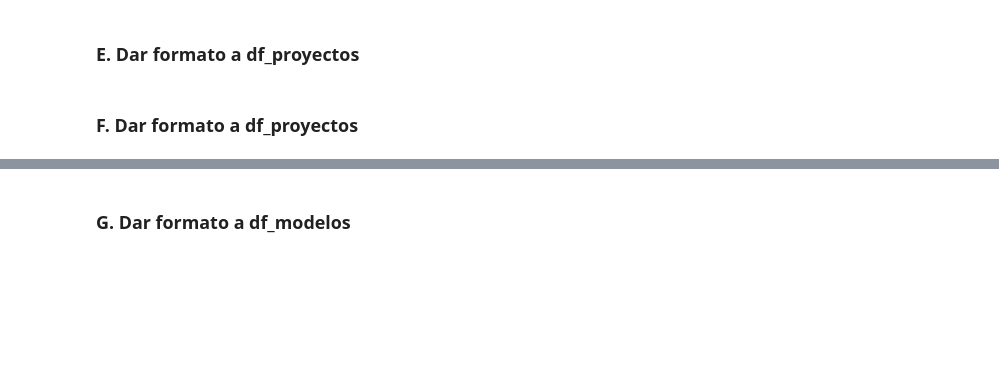
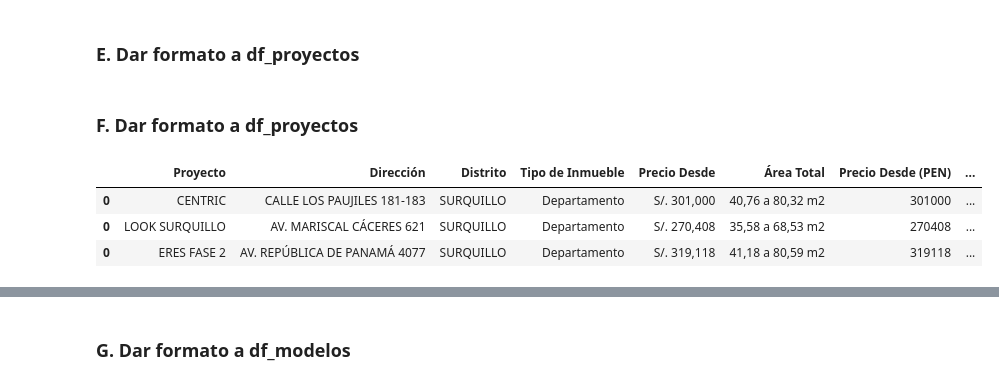
Before and after one commit to NahumFGz/NexoInmobiliarioScrapper, a Jupyter notebook: v2 - Scrapp.ipynb, the cells around one changed output, grey strips where cells are left out. Saved outputs shown, nothing was run; the diff lists cells and outputs as text; code cells hidden in the pictures; blank space fills up the shorter version.

```diff
--- a/v2 - Scrapp.ipynb
+++ b/v2 - Scrapp.ipynb
@@ -288,10 +325,6 @@ for url in urls_list:
 # 1. Concatenar los DataFrames
 df_proyectos = pd.concat(dataframes_list)
 
-# 2. Crear columnas de Google Maps y Street View
-df_proyectos['Google Maps'] = df_proyectos.apply(lambda row: generar_url_google_maps(row['Latitud'], row['Longitud']), axis=1)
-df_proyectos['Street View'] = df_proyectos.apply(lambda row: generar_url_street_view(row['Latitud'], row['Longitud']), axis=1)
-
-# Eliminar las columnas de Latitud y Longitud
+# 2. Eliminar las columnas de Latitud y Longitud
 df_proyectos = df_proyectos.drop(columns=['Latitud', 'Longitud'])
-df_proyectos
+df_proyectos.head(3)
@@ -357,13 +415,13 @@ df_modelos.to_excel(os.path.join(os.getcwd(),'outputs','df_modelos.xlsx'), index
 # %% [markdown]
 ### F. Dar formato a df_proyectos
 # %%
-import pandas as pd
+# import pandas as pd
 
-df_proyectos_1 = pd.read_parquet('outputs/df_proyectos.parquet')
-df_proyectos_2 = pd.read_parquet('outputs/df_proyectos_2.parquet')
+# df_proyectos_1 = pd.read_parquet('outputs/df_proyectos.parquet')
+# df_proyectos_2 = pd.read_parquet('outputs/df_proyectos_2.parquet')
 
-df_proyectos = pd.concat([df_proyectos_1, df_proyectos_2]).reset_index(drop=True)
-df_proyectos.head(3)
+# df_proyectos = pd.concat([df_proyectos_1, df_proyectos_2]).reset_index(drop=True)
+# df_proyectos.head(3)
 # %%
 def formato_fecha(mes_str):
     meses = {
@@ -409,6 +467,8 @@ df_proyectos_format['Fecha de Entrega'] = pd.to_datetime(df_proyectos_format['Fe
 
 # 2. Hacer un upper a las columas que son string
 df_proyectos_format['Proyecto'] = df_proyectos_format['Proyecto'].str.upper()
+df_proyectos_format['Distrito'] = df_proyectos_format['Distrito'].str.upper()
+df_proyectos_format['Distrito Nexoinmobiliario'] = df_proyectos_format['Distrito Nexoinmobiliario'].str.upper()
 df_proyectos_format['Dirección'] = df_proyectos_format['Dirección'].str.upper()
 df_proyectos_format['Financiamiento'] = df_proyectos_format['Financiamiento'].str.upper()
 df_proyectos_format['Inmobiliaria Nombre'] = df_proyectos_format['Inmobiliaria Nombre'].str.upper()
@@ -426,33 +486,38 @@ df_proyectos_format['Precio Desde (PEN)'] = df_proyectos_format.apply(lambda row
 # 6. Castear a float las columnas de precio
 df_proyectos_format['Precio Desde (USD)'] = df_proyectos_format['Precio Desde (USD)'].astype(float)
 df_proyectos_format['Precio Desde (PEN)'] = df_proyectos_format['Precio Desde (PEN)'].astype(float)
 
 # 7. Reemplazar los valores de NaN por el tipo de cambio
 df_proyectos_format['Precio Desde (USD)'] = df_proyectos_format['Precio Desde (USD)'].fillna(df_proyectos_format['Precio Desde (PEN)'] / 3.75)
 df_proyectos_format['Precio Desde (PEN)'] = df_proyectos_format['Precio Desde (PEN)'].fillna(df_proyectos_format['Precio Desde (USD)'] * 3.75)
 
 # 8. Castear Precio Desde (USD) y Precio Desde (PEN) a int
 df_proyectos_format['Precio Desde (USD)'] = df_proyectos_format['Precio Desde (USD)'].astype(int)
 df_proyectos_format['Precio Desde (PEN)'] = df_proyectos_format['Precio Desde (PEN)'].astype(int)
 
 # 9. Area Total Min y Area Total Max
 df_proyectos_format['Area Min (m2)'] = df_proyectos_format['Área Total'].apply(lambda x: x.split(' a ')[0].strip())
 df_proyectos_format['Area Max (m2)'] = df_proyectos_format['Área Total'].apply(lambda x: x.split(' a ')[1].split('m2')[0].strip())
 
 # 10. Reemplazar '.' por ',' en las columnas de Área Total	, Area Min (m2) y Area Max (m2)
 df_proyectos_format['Área Total'] = df_proyectos_format['Área Total'].str.replace('.',',')
 df_proyectos_format['Area Min (m2)'] = df_proyectos_format['Area Min (m2)'].str.replace('.',',')
 df_proyectos_format['Area Max (m2)'] = df_proyectos_format['Area Max (m2)'].str.replace('.',',')
 
 # 11. Reordenar las columnas
 df_proyectos_format = df_proyectos_format[['Proyecto', 'Dirección', 'Distrito', 'Tipo de Inmueble', 'Precio Desde','Área Total', 'Precio Desde (PEN)', 'Precio Desde (USD)',
                                            'Area Min (m2)', 'Area Max (m2)',
                                            'Dormitorios', 'Etapa del Proyecto', 'Fecha de Entrega', 'Financiamiento',
                                            'Inmobiliaria Nombre', 'Áreas Comunes', 'URL Nexoinmobiliario',
-                                           'Google Maps'
+                                           'URL Google Maps'
                                            ]]
 
 # Ordenar precio desde menor a mayor
 df_proyectos_format.head(3)
+# %% [output]
+|  | Proyecto | Dirección | Distrito | Tipo de Inmueble | Precio Desde | Área Total | Precio Desde (PEN) | ... |
+| 0 | CENTRIC | CALLE LOS PAUJILES 181-183 | SURQUILLO | Departamento | S/. 301,000 | 40,76 a 80,32 m2 | 301000 | ... |
+| 0 | LOOK SURQUILLO | AV. MARISCAL CÁCERES 621 | SURQUILLO | Departamento | S/. 270,408 | 35,58 a 68,53 m2 | 270408 | ... |
+| 0 | ERES FASE 2 | AV. REPÚBLICA DE PANAMÁ 4077 | SURQUILLO | Departamento | S/. 319,118 | 41,18 a 80,59 m2 | 319118 | ... |
 # %%
 df_proyectos_format.dtypes
```
Also changed, not shown: parts of 12 cells of this notebook, 21 other files.
